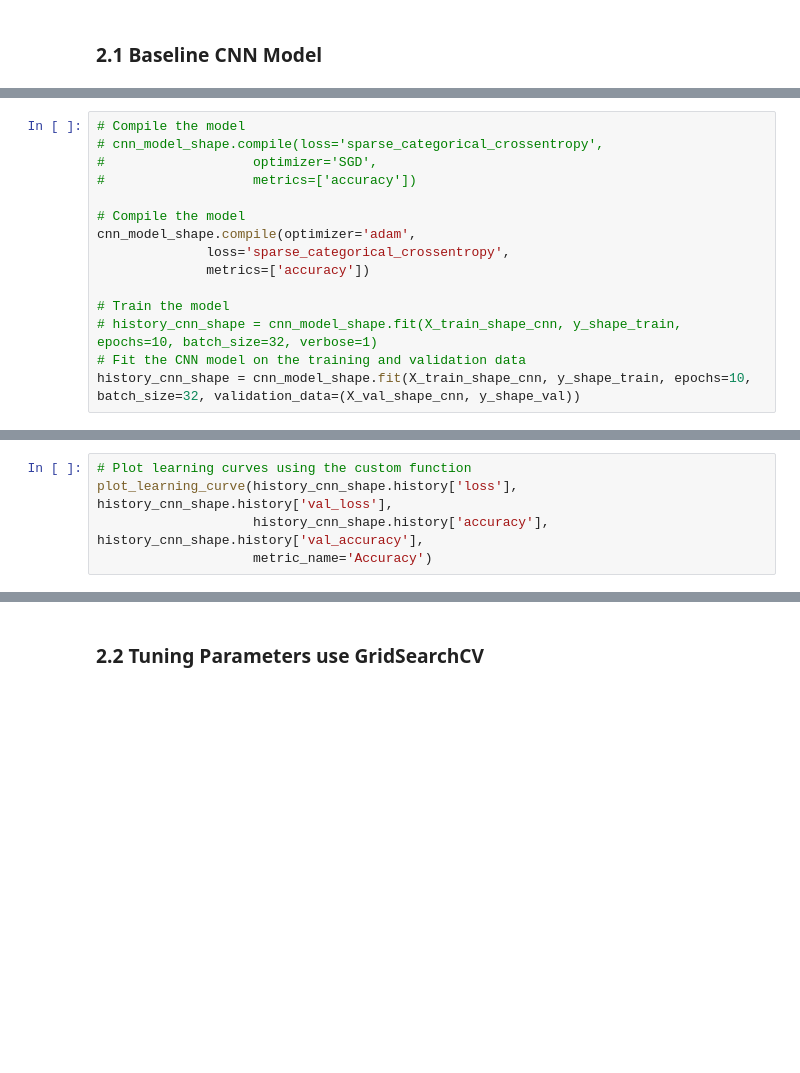
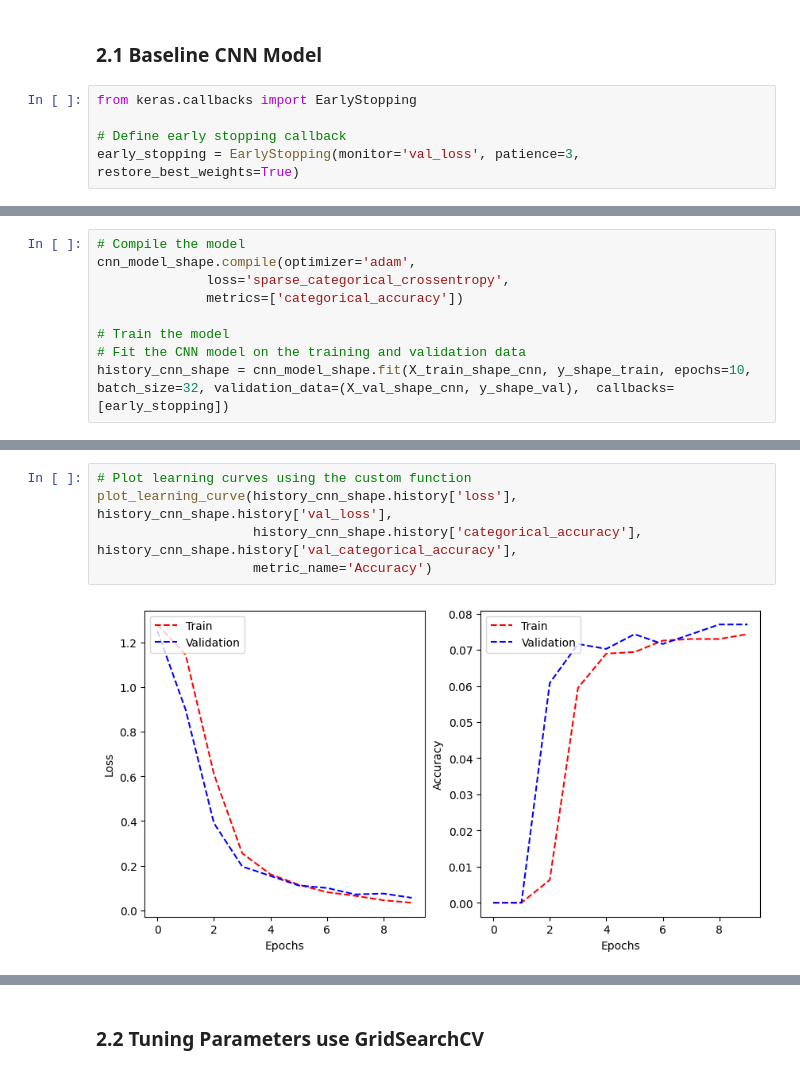
Before and after one commit to afrahhassan/afrahhassan, a Jupyter notebook: assignment2_susan.ipynb, the cells around one changed output, grey strips where cells are left out. Drawn from its saved outputs; the diff is of its cells as text; blank space fills up the shorter version.

```diff
--- a/assignment2_susan.ipynb
+++ b/assignment2_susan.ipynb
@@ -566,6 +759,11 @@ The confusion matrix for the test data reveals that the MLP model is struggling
 Now, we've chosen the second model, CNN, because it's particularly effective for image classification tasks like the one at hand. Convolutional Neural Networks (CNNs) are adept at learning hierarchical representations of images, capturing features at different levels of abstraction. By using convolutional and pooling layers, CNNs can efficiently extract spatial patterns from input images, making them well-suited for tasks where the spatial relationships between pixels are crucial for classification.
 # %% [markdown]
 ### **2.1 Baseline CNN Model**
+# %%
+from keras.callbacks import EarlyStopping
+
+# Define early stopping callback
+early_stopping = EarlyStopping(monitor='val_loss', patience=3, restore_best_weights=True)
 # %%
 import cv2
 
@@ -679,15 +907,9 @@ cnn_model_shape.summary()
 # %%
-# Compile the model
-# cnn_model_shape.compile(loss='sparse_categorical_crossentropy',
-#                   optimizer='SGD',
-#                   metrics=['accuracy'])
-
 # Compile the model
 cnn_model_shape.compile(optimizer='adam',
               loss='sparse_categorical_crossentropy',
-              metrics=['accuracy'])
+              metrics=['categorical_accuracy'])
 
 # Train the model
-# history_cnn_shape = cnn_model_shape.fit(X_train_shape_cnn, y_shape_train, epochs=10, batch_size=32, verbose=1)
 # Fit the CNN model on the training and validation data
-history_cnn_shape = cnn_model_shape.fit(X_train_shape_cnn, y_shape_train, epochs=10, batch_size=32, validation_data=(X_val_shape_cnn, y_shape_val))
+history_cnn_shape = cnn_model_shape.fit(X_train_shape_cnn, y_shape_train, epochs=10, batch_size=32, validation_data=(X_val_shape_cnn, y_shape_val),  callbacks=[early_stopping])
@@ -715,8 +968,10 @@ print("Test Loss (CNN) for Shapes:", test_loss_cnn_shape)
 # %%
 # Plot learning curves using the custom function
 plot_learning_curve(history_cnn_shape.history['loss'], history_cnn_shape.history['val_loss'],
-                    history_cnn_shape.history['accuracy'], history_cnn_shape.history['val_accuracy'],
+                    history_cnn_shape.history['categorical_accuracy'], history_cnn_shape.history['val_categorical_accuracy'],
                     metric_name='Accuracy')
+# %% [output]
+[figure, added]
 # %%
 print("Shape of X_train_shape_cnn:", X_train_shape_cnn.shape)
 print("Shape of y_shape_train:", y_shape_train.shape)
```
Also changed, not shown: parts of 72 cells of this notebook.
